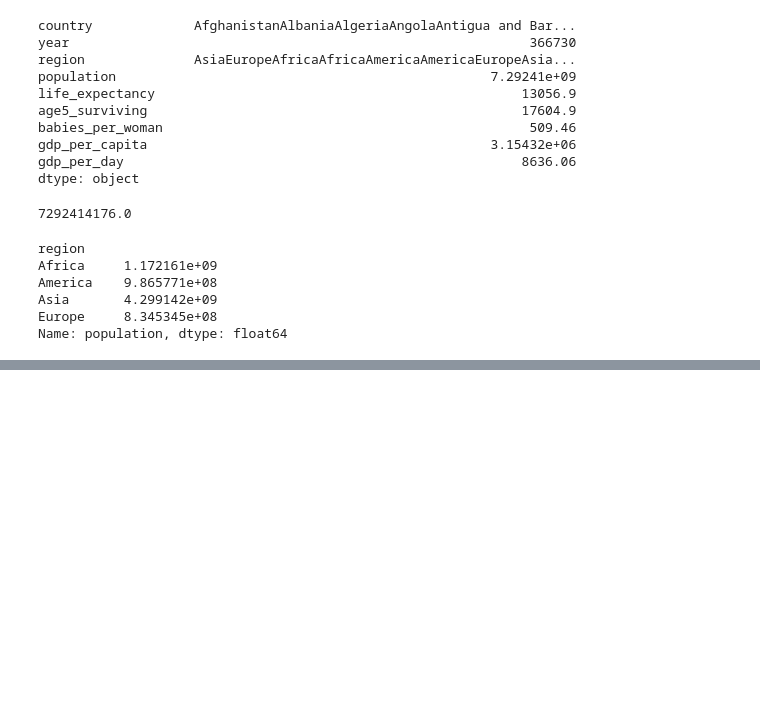
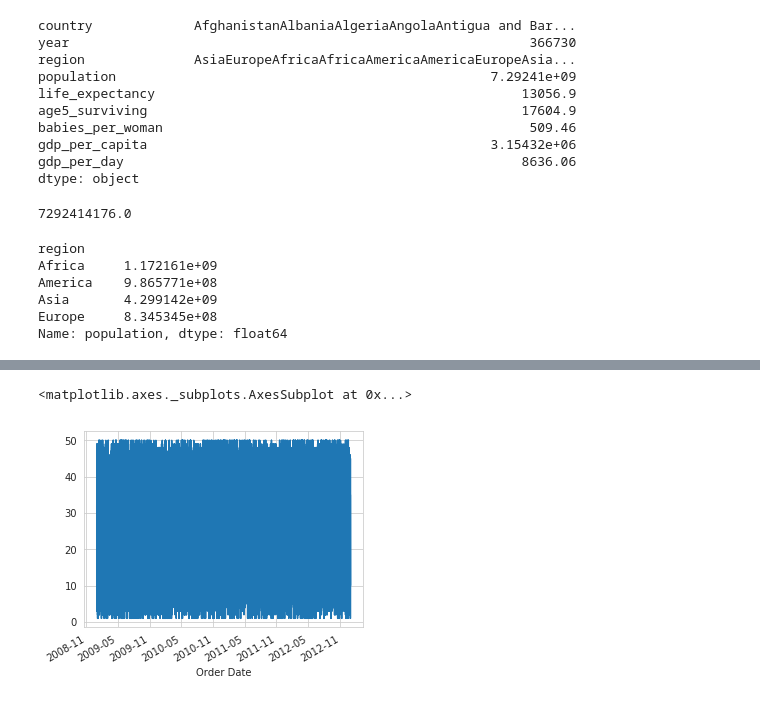
Before and after one commit to samy280497/datawrangling, a Jupyter notebook: Python data wrangling complete notebook.ipynb, the cells around one changed output, grey strips where cells are left out. Saved outputs shown, nothing was run; the diff lists cells and outputs as text; code cells hidden in the pictures; blank space fills up the shorter version.

Commit message:
Adding new lectre of data visualization for time seriesed data superstore sales

```diff
--- a/Python data wrangling complete notebook.ipynb
+++ b/Python data wrangling complete notebook.ipynb
@@ -2222,0 +2235,8 @@ Name: population, dtype: float64
+# %%
+%matplotlib inline
+rcParams['figure.figsize'] = 5,4
+sb.set_style('whitegrid')
+# %%
+address = 'superstore.csv'
+df = pd.read_csv(address,index_col='Order Date',parse_dates=True)
+df.head
@@ -2222,0 +2261,5 @@ Name: population, dtype: float64
+# %%
+df['Order Quantity'].plot()
+# %% [output]
+<matplotlib.axes._subplots.AxesSubplot at 0x...>
+[figure, added]
```
Also changed, not shown: parts of 5 cells of this notebook, 2 other files.
